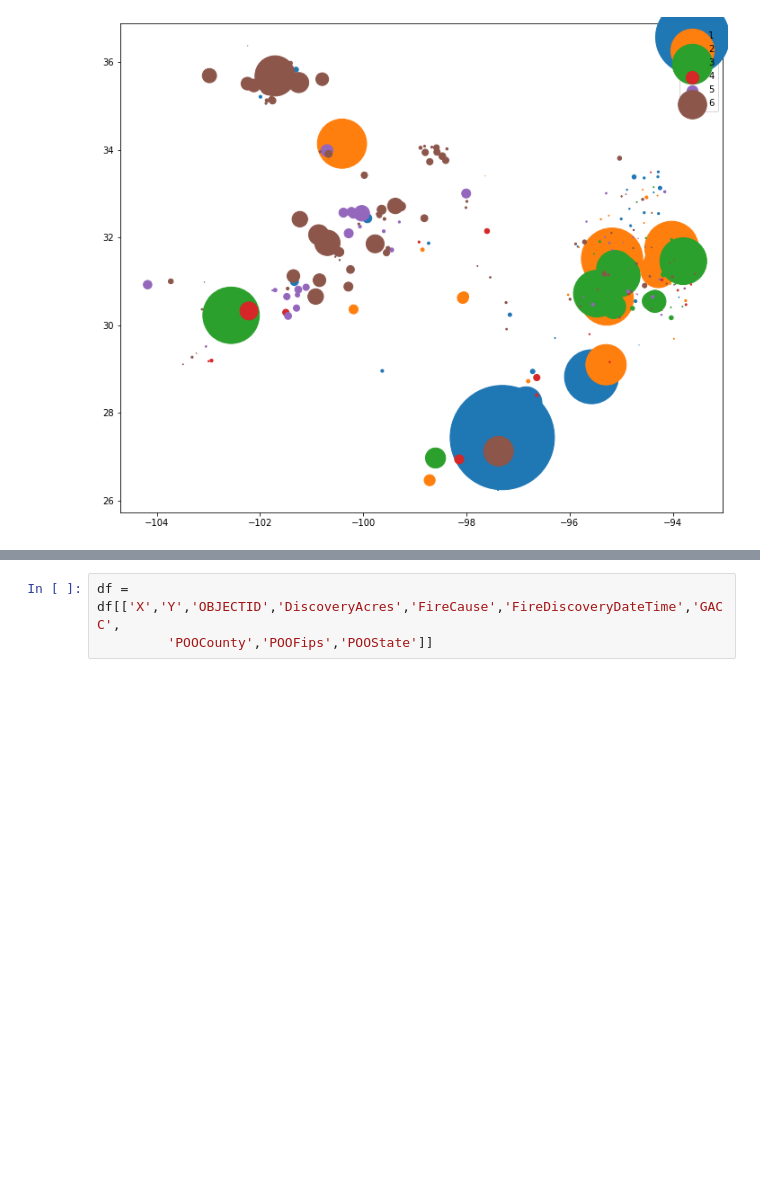
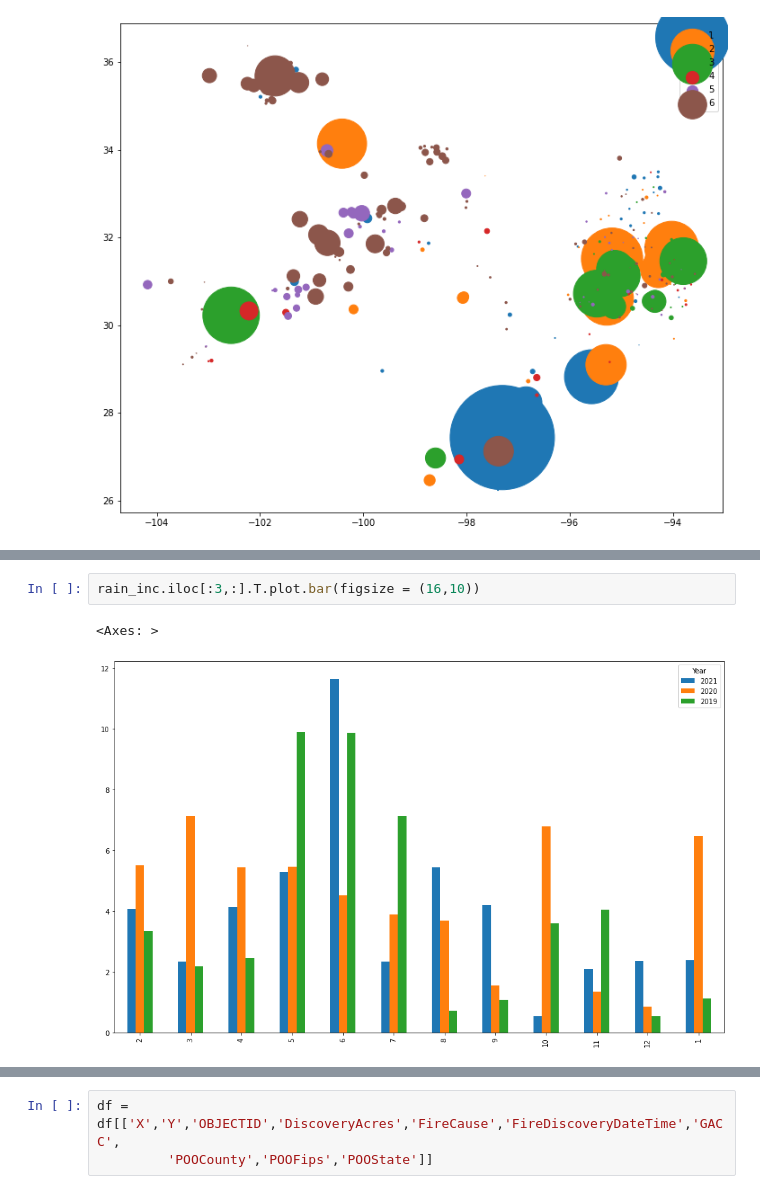
Before and after one commit to ManaswineeB/datanators, a Jupyter notebook: Tushar/TAMIDS_NIFC.ipynb, the cells around one changed output, grey strips where cells are left out. Drawn from its saved outputs; the diff is of its cells as text; blank space fills up the shorter version.

```diff
--- a/Tushar/TAMIDS_NIFC.ipynb
+++ b/Tushar/TAMIDS_NIFC.ipynb
@@ -151,3 +167,8 @@ dftx[(dftx['FireMonth']<13) & (dftx['FireMonth']>9)]['FireYear'].value_counts().
+# %%
+rain_inc.iloc[:3,:].T.plot.bar(figsize = (16,10))
+# %% [output]
+<Axes: >
+[figure, added]
 # %%
 
 dft = dftx.groupby('FireYear')['FireMonth'].value_counts()
```
Also changed, not shown: parts of 14 cells of this notebook.
